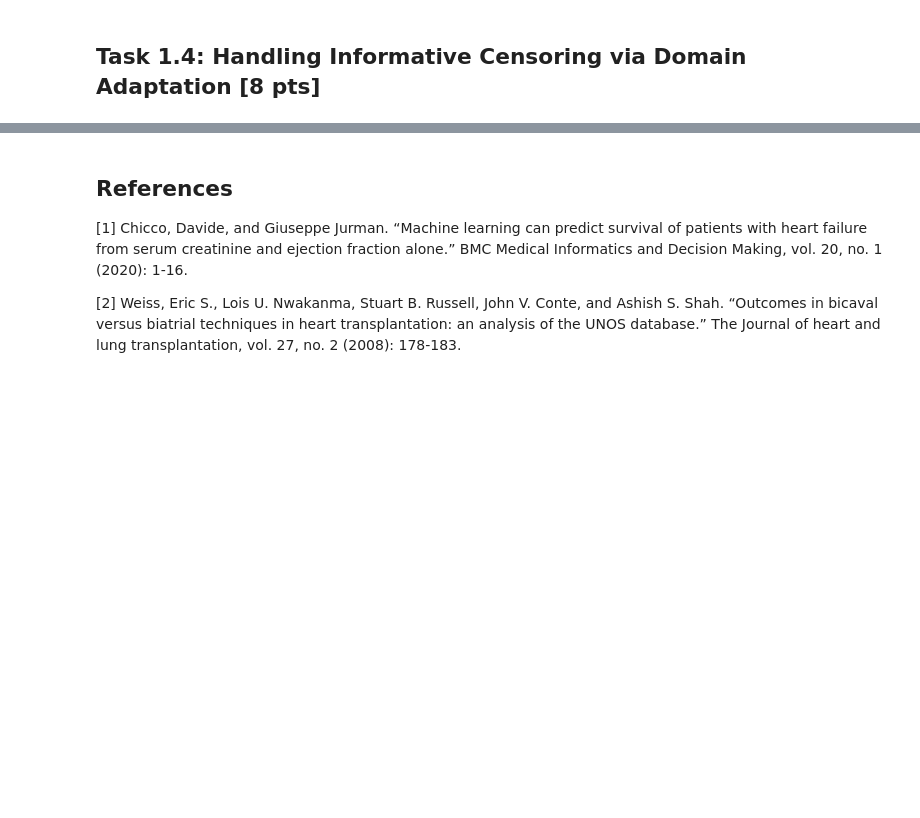
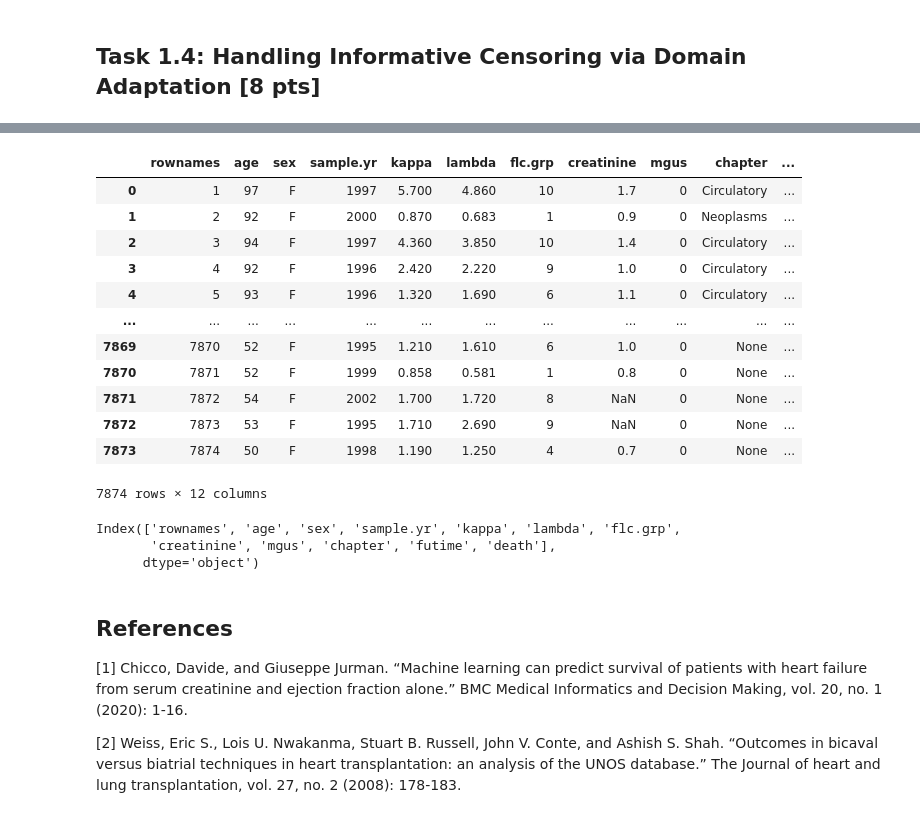
Before and after one commit to nataliaharguin/cph-200b-project1, a Jupyter notebook: Project1/CPH_200B_Project_1_Survival_Analysis_and_Prediction.ipynb, the cells around one changed output, grey strips where cells are left out. Cells and saved outputs as stored; diff of their text form; code cells hidden in the pictures; blank space fills up the shorter version.

```diff
--- a/Project1/CPH_200B_Project_1_Survival_Analysis_and_Prediction.ipynb
+++ b/Project1/CPH_200B_Project_1_Survival_Analysis_and_Prediction.ipynb
@@ -750,3 +803,27 @@ plt.show()
+# %%
+df = datasets.flchain.read_df(processed=False)
+# %%
+df
+# %% [output]
+|  | rownames | age | sex | sample.yr | kappa | lambda | flc.grp | creatinine | mgus | chapter | ... |
+| 0 | 1 | 97 | F | 1997 | 5.700 | 4.860 | 10 | 1.7 | 0 | Circulatory | ... |
+| 1 | 2 | 92 | F | 2000 | 0.870 | 0.683 | 1 | 0.9 | 0 | Neoplasms | ... |
+| 2 | 3 | 94 | F | 1997 | 4.360 | 3.850 | 10 | 1.4 | 0 | Circulatory | ... |
+| 3 | 4 | 92 | F | 1996 | 2.420 | 2.220 | 9 | 1.0 | 0 | Circulatory | ... |
+| 4 | 5 | 93 | F | 1996 | 1.320 | 1.690 | 6 | 1.1 | 0 | Circulatory | ... |
+| ... | ... | ... | ... | ... | ... | ... | ... | ... | ... | ... | ... |
+| 7869 | 7870 | 52 | F | 1995 | 1.210 | 1.610 | 6 | 1.0 | 0 | None | ... |
+| 7870 | 7871 | 52 | F | 1999 | 0.858 | 0.581 | 1 | 0.8 | 0 | None | ... |
+| 7871 | 7872 | 54 | F | 2002 | 1.700 | 1.720 | 8 | NaN | 0 | None | ... |
+| 7872 | 7873 | 53 | F | 1995 | 1.710 | 2.690 | 9 | NaN | 0 | None | ... |
+| 7873 | 7874 | 50 | F | 1998 | 1.190 | 1.250 | 4 | 0.7 | 0 | None | ... |
+7874 rows × 12 columns
+# %%
+df.columns
+# %% [output]
+Index(['rownames', 'age', 'sex', 'sample.yr', 'kappa', 'lambda', 'flc.grp',
+       'creatinine', 'mgus', 'chapter', 'futime', 'death'],
+      dtype='object')
 # %%
 # >> Write your code here <<
 # %% [markdown]
```
Also changed, not shown: parts of 22 cells of this notebook, 2 other files.
